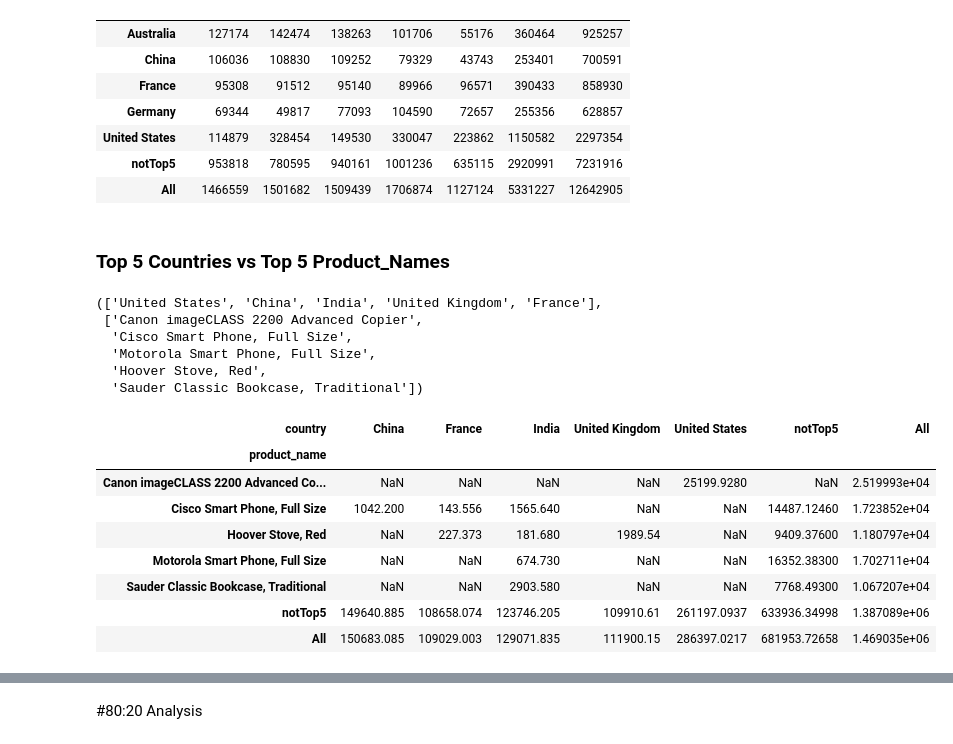
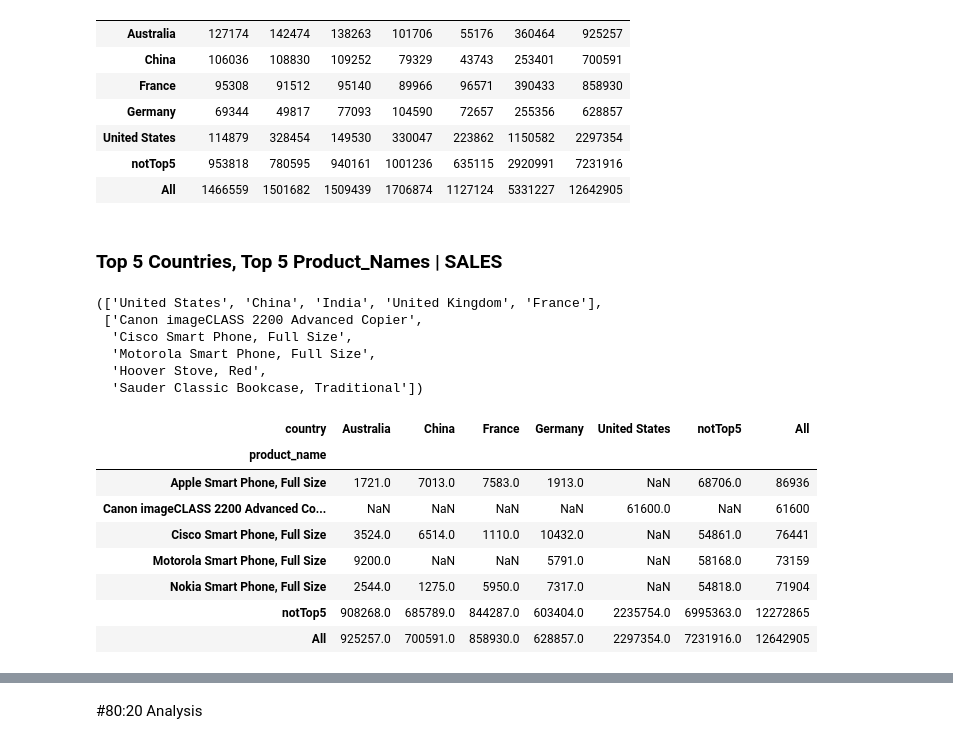
Before and after one commit to Praxis-QR/PythonForManagers, a Jupyter notebook: Superstore_Sales_Data_Analysis_2023.ipynb, the cells around one changed output, grey strips where cells are left out. Drawn from its saved outputs; the diff is of its cells as text; code cells hidden in the pictures.

```diff
--- a/Superstore_Sales_Data_Analysis_2023.ipynb
+++ b/Superstore_Sales_Data_Analysis_2023.ipynb
@@ -133 +80,4 @@ dfS3K['order_date'] = pd.to_datetime(dfS3K['order_date']).dt.strftime('%d/%m/%Y'
+# %%
+# Facts -- all Numeric
+AllFacts = ['sales','quantity','discount','profit','shipping_cost']
 # %%
@@ -404,11 +354,11 @@ pd.pivot_table(dfS3K_C2, index = 'country', columns = 'sub_category', values = '
 | notTop5 | 953818 | 780595 | 940161 | 1001236 | 635115 | 2920991 | 7231916 |
 | All | 1466559 | 1501682 | 1509439 | 1706874 | 1127124 | 5331227 | 12642905 |
 # %% [markdown]
-### Top 5 Countries vs Top 5 Product_Names
+### Top 5 Countries, Top 5 Product_Names | SALES
 # %%
-AllNumeric = ['sales','quantity','discount','profit','shipping_cost']
-Top5CountriesProfit = list(dfS3K.groupby('country').sum()[AllNumeric].sort_values('profit',axis=0, ascending= False).head(5).index)
-Top5ProductNamesProfit = list(dfS3K.groupby('product_name').sum()[AllNumeric].sort_values('profit',axis=0, ascending= False).head(5).index)
+
+Top5CountriesSales = list(dfS3K.groupby('country').sum()[AllFacts].sort_values('sales',axis=0, ascending= False).head(5).index)
+Top5ProductNamesSales = list(dfS3K.groupby('product_name').sum()[AllFacts].sort_values('sales',axis=0, ascending= False).head(5).index)
 Top5CountriesProfit, Top5ProductNamesProfit
 # %% [output]
 (['United States', 'China', 'India', 'United Kingdom', 'France'],
@@ -420,17 +370,17 @@ Top5CountriesProfit, Top5ProductNamesProfit
 # %%
 # Including the notTop5 data into the pivot
 # Unfortunately this show too much empty space. Top ranking countries are not using the top ranking products
 dfS3K_C2A = dfS3K.copy()
-dfS3K_C2A.loc[~dfS3K_C2A['country'].isin(Top5CountriesProfit),'country'] = 'notTop5'
-dfS3K_C2A.loc[~dfS3K_C2A['product_name'].isin(Top5ProductNamesProfit),'product_name'] = 'notTop5'
-pd.pivot_table(dfS3K_C2A, index = 'product_name', columns = 'country', values = 'profit', aggfunc = 'sum', margins=True)
+dfS3K_C2A.loc[~dfS3K_C2A['country'].isin(Top5CountriesSales),'country'] = 'notTop5'
+dfS3K_C2A.loc[~dfS3K_C2A['product_name'].isin(Top5ProductNamesSales),'product_name'] = 'notTop5'
+pd.pivot_table(dfS3K_C2A, index = 'product_name', columns = 'country', values = 'sales', aggfunc = 'sum', margins=True)
 # %% [output]
-| country | China | France | India | United Kingdom | United States | notTop5 | All |
+| country | Australia | China | France | Germany | United States | notTop5 | All |
 | product_name |  |  |  |  |  |  |  |
-| Canon imageCLASS 2200 Advanced Co... | NaN | NaN | NaN | NaN | 25199.9280 | NaN | 2.519993e+04 |
-| Cisco Smart Phone, Full Size | 1042.200 | 143.556 | 1565.640 | NaN | NaN | 14487.12460 | 1.723852e+04 |
-| Hoover Stove, Red | NaN | 227.373 | 181.680 | 1989.54 | NaN | 9409.37600 | 1.180797e+04 |
-| Motorola Smart Phone, Full Size | NaN | NaN | 674.730 | NaN | NaN | 16352.38300 | 1.702711e+04 |
-| Sauder Classic Bookcase, Traditional | NaN | NaN | 2903.580 | NaN | NaN | 7768.49300 | 1.067207e+04 |
-| notTop5 | 149640.885 | 108658.074 | 123746.205 | 109910.61 | 261197.0937 | 633936.34998 | 1.387089e+06 |
-| All | 150683.085 | 109029.003 | 129071.835 | 111900.15 | 286397.0217 | 681953.72658 | 1.469035e+06 |
+| Apple Smart Phone, Full Size | 1721.0 | 7013.0 | 7583.0 | 1913.0 | NaN | 68706.0 | 86936 |
+| Canon imageCLASS 2200 Advanced Co... | NaN | NaN | NaN | NaN | 61600.0 | NaN | 61600 |
+| Cisco Smart Phone, Full Size | 3524.0 | 6514.0 | 1110.0 | 10432.0 | NaN | 54861.0 | 76441 |
+| Motorola Smart Phone, Full Size | 9200.0 | NaN | NaN | 5791.0 | NaN | 58168.0 | 73159 |
+| Nokia Smart Phone, Full Size | 2544.0 | 1275.0 | 5950.0 | 7317.0 | NaN | 54818.0 | 71904 |
+| notTop5 | 908268.0 | 685789.0 | 844287.0 | 603404.0 | 2235754.0 | 6995363.0 | 12272865 |
+| All | 925257.0 | 700591.0 | 858930.0 | 628857.0 | 2297354.0 | 7231916.0 | 12642905 |
```
Also changed, not shown: parts of 26 cells of this notebook.
